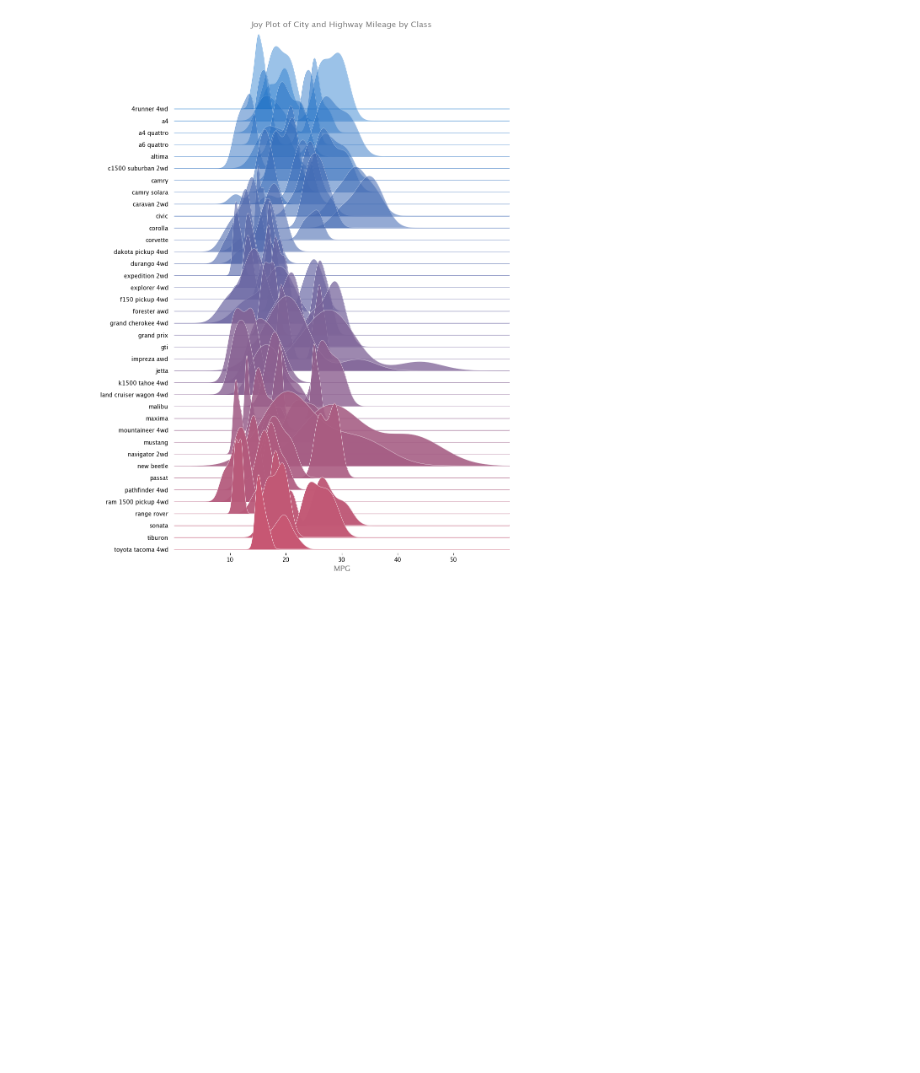
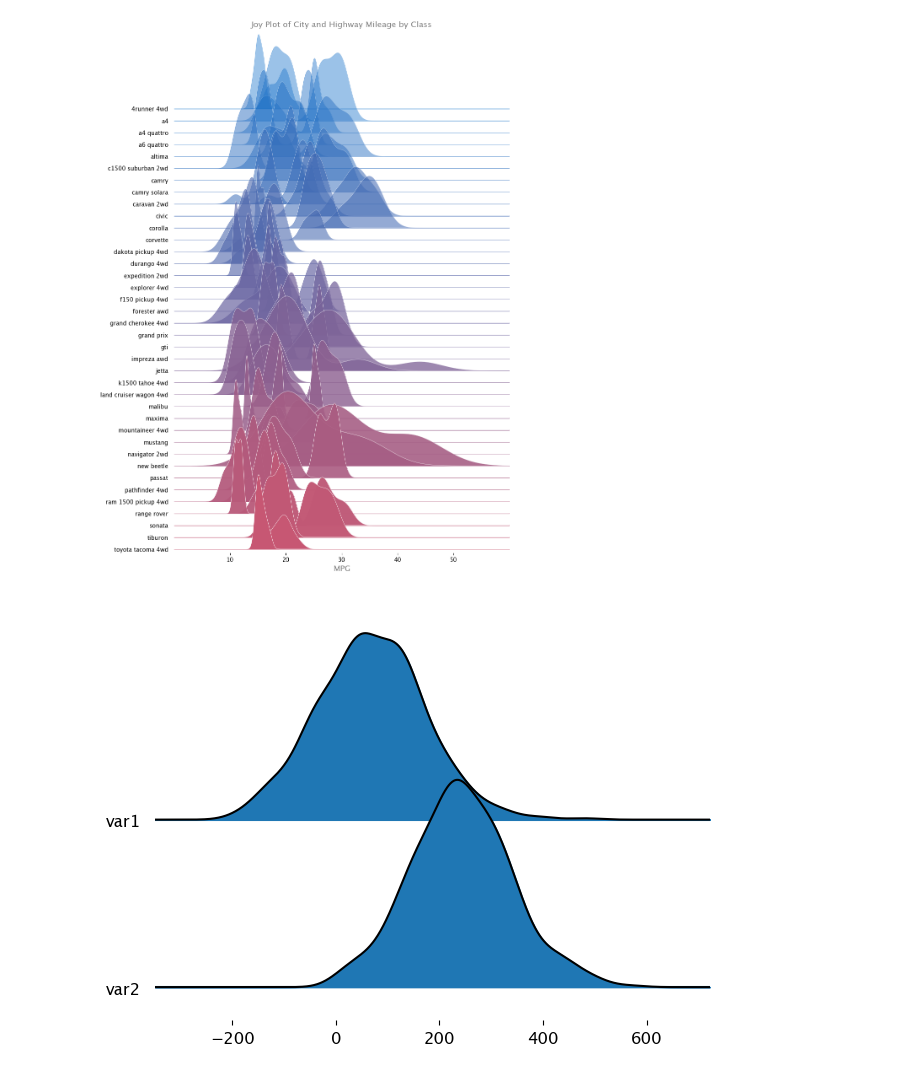
Before and after one commit to UlrikeDetective/R_themes, a Jupyter notebook: Python/Joyplots.ipynb, the cells around one changed output. Drawn from its saved outputs; the diff is of its cells as text; code cells hidden in the pictures; blank space fills up the shorter version.

Commit message:
joyplots v02

```diff
--- a/Python/Joyplots.ipynb
+++ b/Python/Joyplots.ipynb
@@ -72,0 +84,17 @@ plt.show
+# %%
+import matplotlib.pyplot as plt
+import pandas as pd
+import numpy as np; np.random.seed(2)
+import random; random.seed(2)
+import joypy
+
+# Sample data
+df = pd.DataFrame({'var1': np.random.normal(70, 100, 500),
+                   'var2': np.random.normal(250, 100, 500),
+                   'group': random.choices(["G1", "G2", "G3", "G4", "G5"], k = 500)})
+
+fig, ax = joypy.joyplot(df)
+
+# plt.show()
+# %% [output]
+[figure, added]
```
Also changed, not shown: parts of 15 cells of this notebook.
